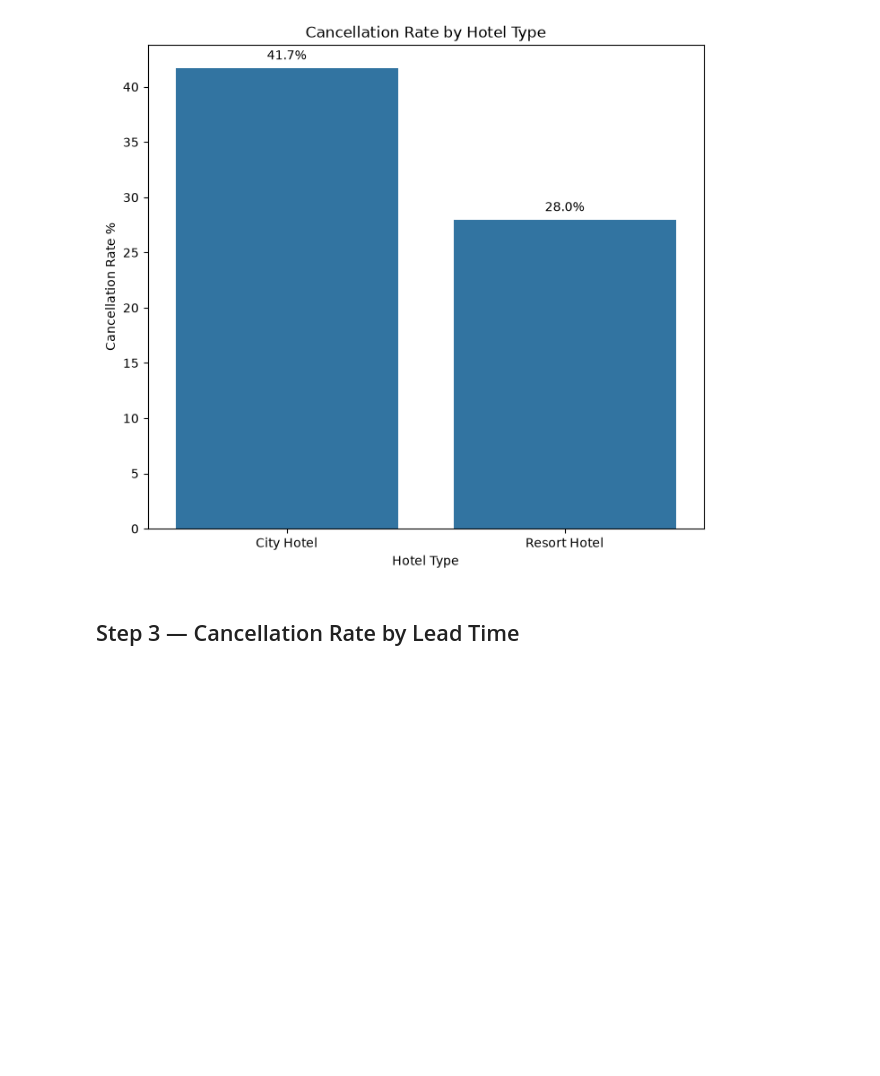
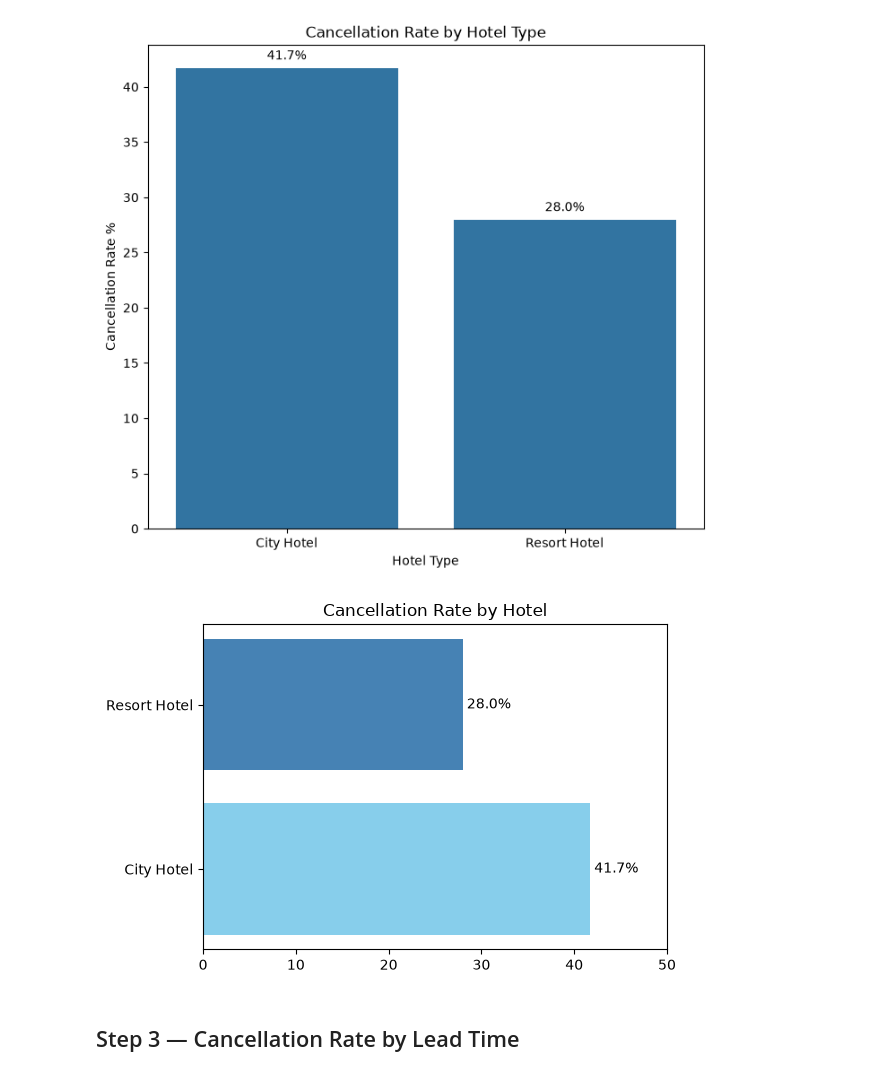
Before and after one commit to Fatima-Zehra-DA/Hotel-Booking-Cancellation-Analysis-Python-PowerBI, a Jupyter notebook: Notebooks/Hotel_Booking_Cancellation_Analysis.ipynb, the cells around one changed output. Cells and saved outputs as stored; diff of their text form; code cells hidden in the pictures; blank space fills up the shorter version.

Commit message:
create barh for cancellation rate by hotel

```diff
--- a/Notebooks/Hotel_Booking_Cancellation_Analysis.ipynb
+++ b/Notebooks/Hotel_Booking_Cancellation_Analysis.ipynb
@@ -350,6 +350,28 @@ plt.ylabel('Cancellation Rate %')
 plt.show()
 # %% [output]
 [figure]
+# %%
+# Prepare data
+status_counts = df.groupby("hotel")["is_canceled"].mean() * 100
+labels = status_counts.index
+
+# for container in ax.containers:
+#     ax.bar_label(container, fmt="%.1f%%")
+
+
+# Create horizontal bar chart
+# plt.figure(figsize=(6,4))
+fig, ax = plt.subplots(figsize=(6,4))
+bars = ax.barh(labels, status_counts, color=['skyblue','steelblue'])
+
+ax.bar_label(bars, fmt="%.1f%%", padding=3)
+ax.set_xlim(0, max(status_counts) * 1.2)
+
+plt.title('Cancellation Rate by Hotel')
+plt.tight_layout()
+plt.show()
+# %% [output]
+[figure, added]
 # %% [markdown]
 ## Step 3 — Cancellation Rate by Lead Time
 # %%
```
Also changed, not shown: 1 other file.
